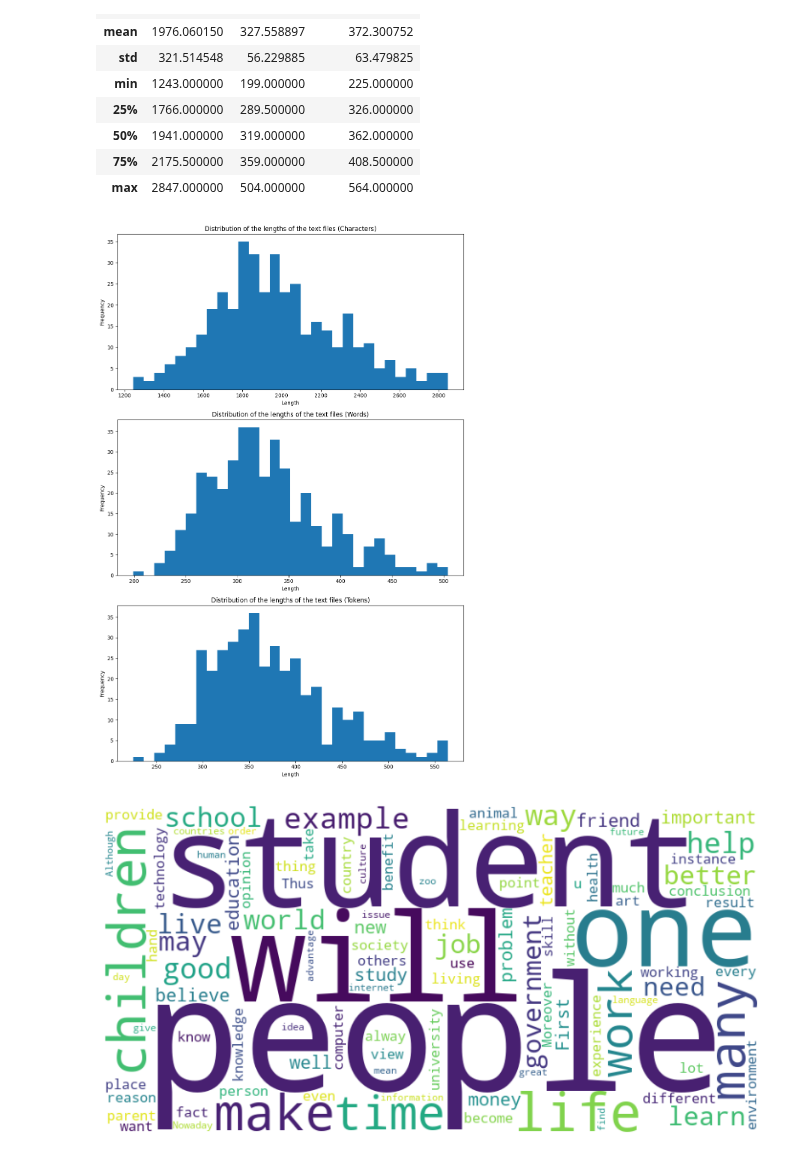
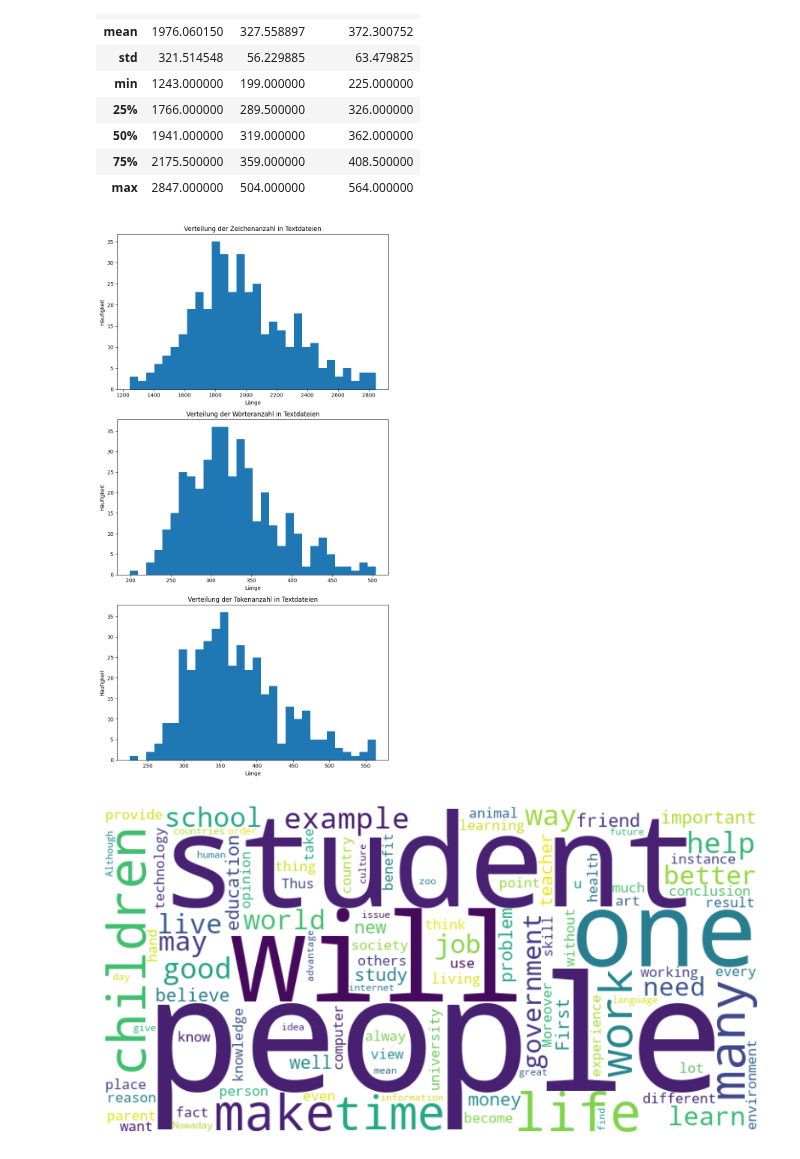
Before and after one commit to BF-DS/argument-mining, a Jupyter notebook: 1.EDA.ipynb, the cells around one changed output. Cells and saved outputs as stored; diff of their text form; code cells hidden in the pictures.

```diff
--- a/1.EDA.ipynb
+++ b/1.EDA.ipynb
@@ -104,0 +62,6 @@ txt_lengths_df
+# %%
+# Texte laden und Anzahl an Wörtern, Zeichen und Tokens berechnen
+model_id = "gpt-4o-mini-2024-07-18"
+
+txt_lengths_df = calculate_txt_file_lengths(files_directory_txt, model_id)
+txt_lengths_df
@@ -138,29 +115,29 @@ txt_lengths_df.describe()
 | 75% | 2175.500000 | 359.000000 | 408.500000 |
 | max | 2847.000000 | 504.000000 | 564.000000 |
 # %%
-# distribution of the lengths of the text files
-fig, axs = plt.subplots(3, 1, figsize=(10, 15))
+# Verteilung in Textdateien
+fig, axs = plt.subplots(3, 1, figsize=(8, 15))
 
-# Character count distribution
+# Verteilung der Zeichenanzahl
 axs[0].hist(txt_lengths_df['CharCount'], bins=30)
-axs[0].set_title('Distribution of the lengths of the text files (Characters)')
-axs[0].set_xlabel('Length')
-axs[0].set_ylabel('Frequency')
+axs[0].set_title('Verteilung der Zeichenanzahl in Textdateien')
+axs[0].set_xlabel('Länge')
+axs[0].set_ylabel('Häufigkeit')
 
-# Word count distribution
+# Verteilung der Wortanzahl
 axs[1].hist(txt_lengths_df['WordCount'], bins=30)
-axs[1].set_title('Distribution of the lengths of the text files (Words)')
-axs[1].set_xlabel('Length')
-axs[1].set_ylabel('Frequency')
+axs[1].set_title('Verteilung der Wörteranzahl in Textdateien')
+axs[1].set_xlabel('Länge')
+axs[1].set_ylabel('Häufigkeit')
 
-# Token count distribution
+# Verteilung der Tokenanzahl
 axs[2].hist(txt_lengths_df['TokenCount_txt'], bins=30)
-axs[2].set_title('Distribution of the lengths of the text files (Tokens)')
-axs[2].set_xlabel('Length')
-axs[2].set_ylabel('Frequency')
+axs[2].set_title('Verteilung der Tokenanzahl in Textdateien')
+axs[2].set_xlabel('Länge')
+axs[2].set_ylabel('Häufigkeit')
 
 plt.tight_layout()
 plt.show()
 # %% [output]
-[figure, old version]
+[figure, new version]
 # %%
```
Also changed, not shown: parts of 22 cells of this notebook, 3 other files.
